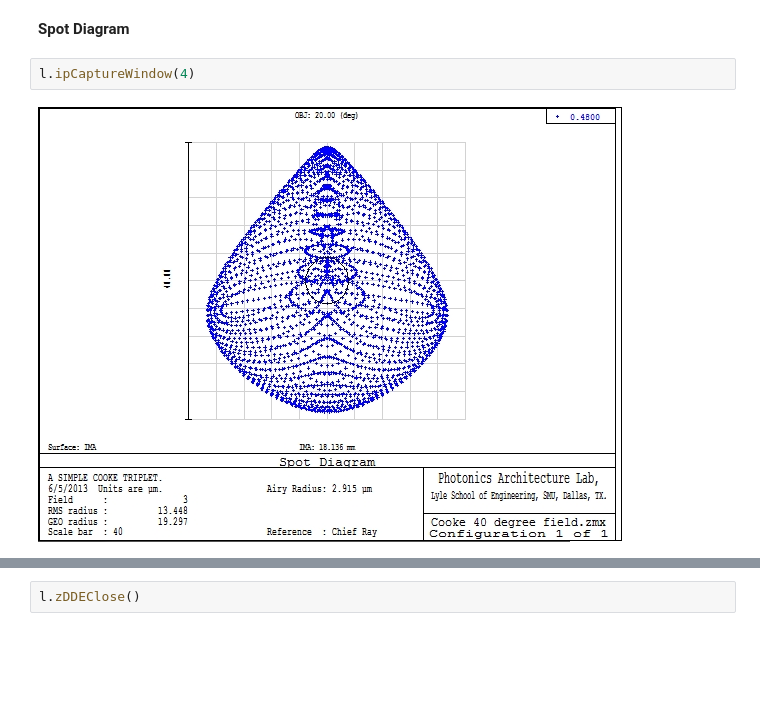
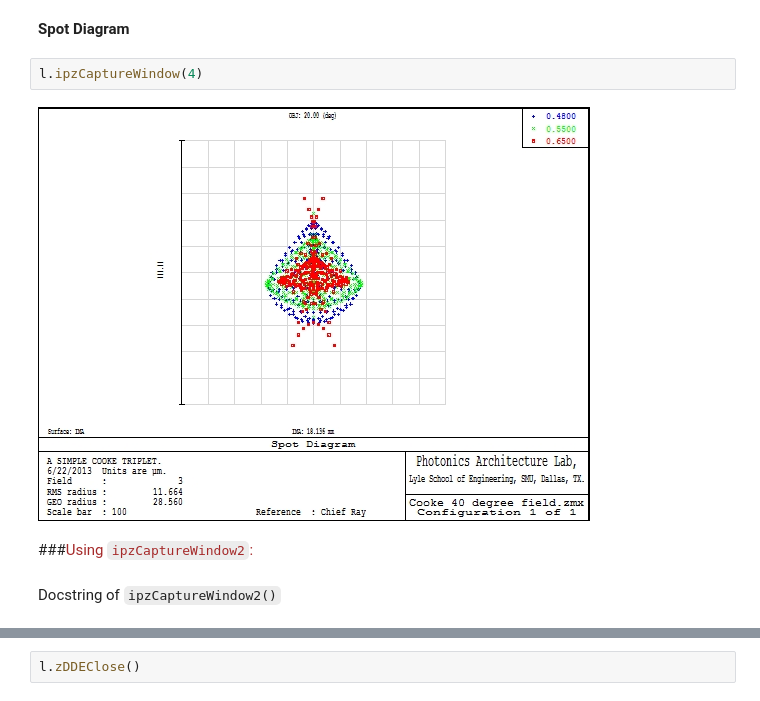
Before and after one commit to xzos/PyZDDE, a Jupyter notebook: IPNotebooks/pyZDDE_Usage_Test_In_Notebook.ipynb, the cells around one changed output, grey strips where cells are left out. Saved outputs shown, nothing was run; the diff lists cells and outputs as text; blank space fills up the shorter version.

```diff
--- a/IPNotebooks/pyZDDE_Usage_Test_In_Notebook.ipynb
+++ b/IPNotebooks/pyZDDE_Usage_Test_In_Notebook.ipynb
@@ -88,6 +143,10 @@ l.ipCaptureWindow(3)
 # %% [markdown]
 **Spot Diagram**
 # %%
-l.ipCaptureWindow(4)
+l.ipzCaptureWindow(4)
 # %% [output]
-[figure, old version]
+[figure, new version]
+# %% [markdown]
+###<font color='Brown'>Using `ipzCaptureWindow2`:</font>
+# %% [markdown]
+Docstring of `ipzCaptureWindow2()`
```
Also changed, not shown: parts of 30 cells of this notebook, 7 other files.
